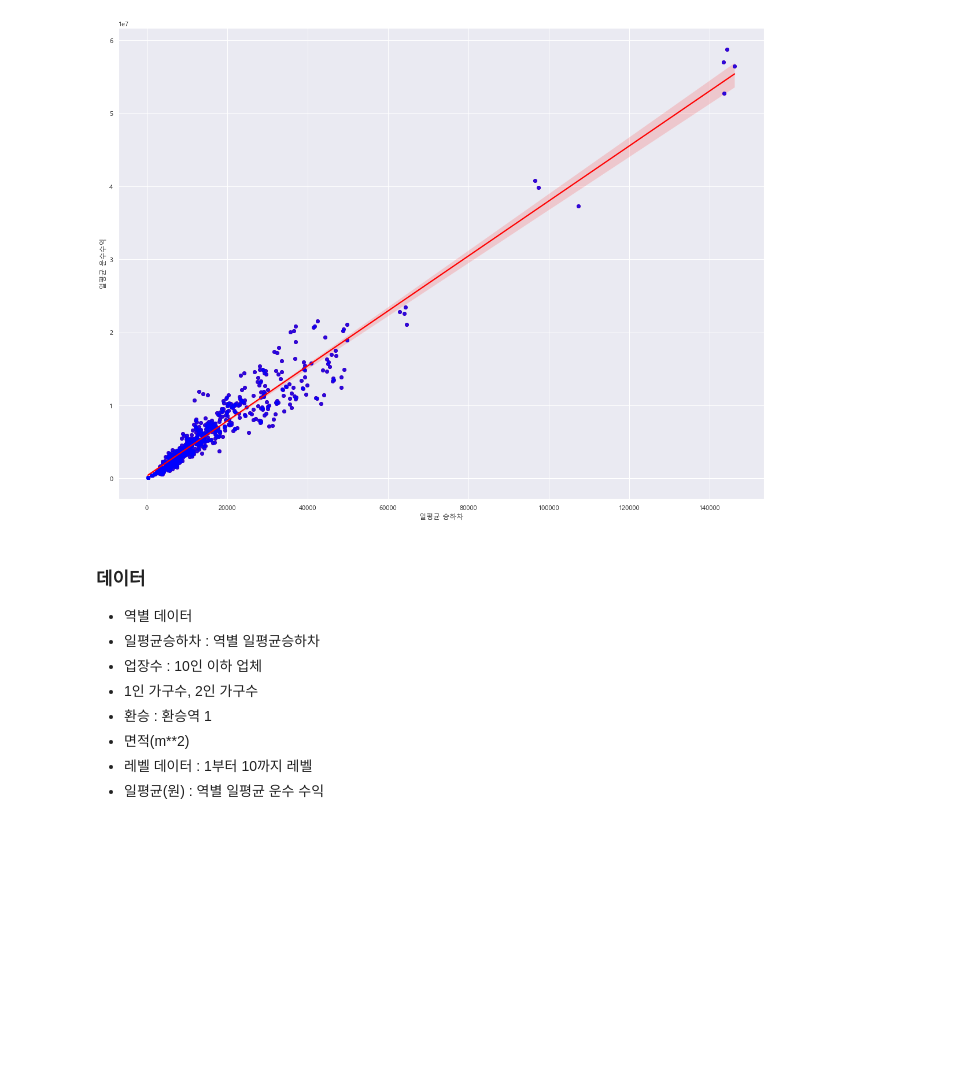
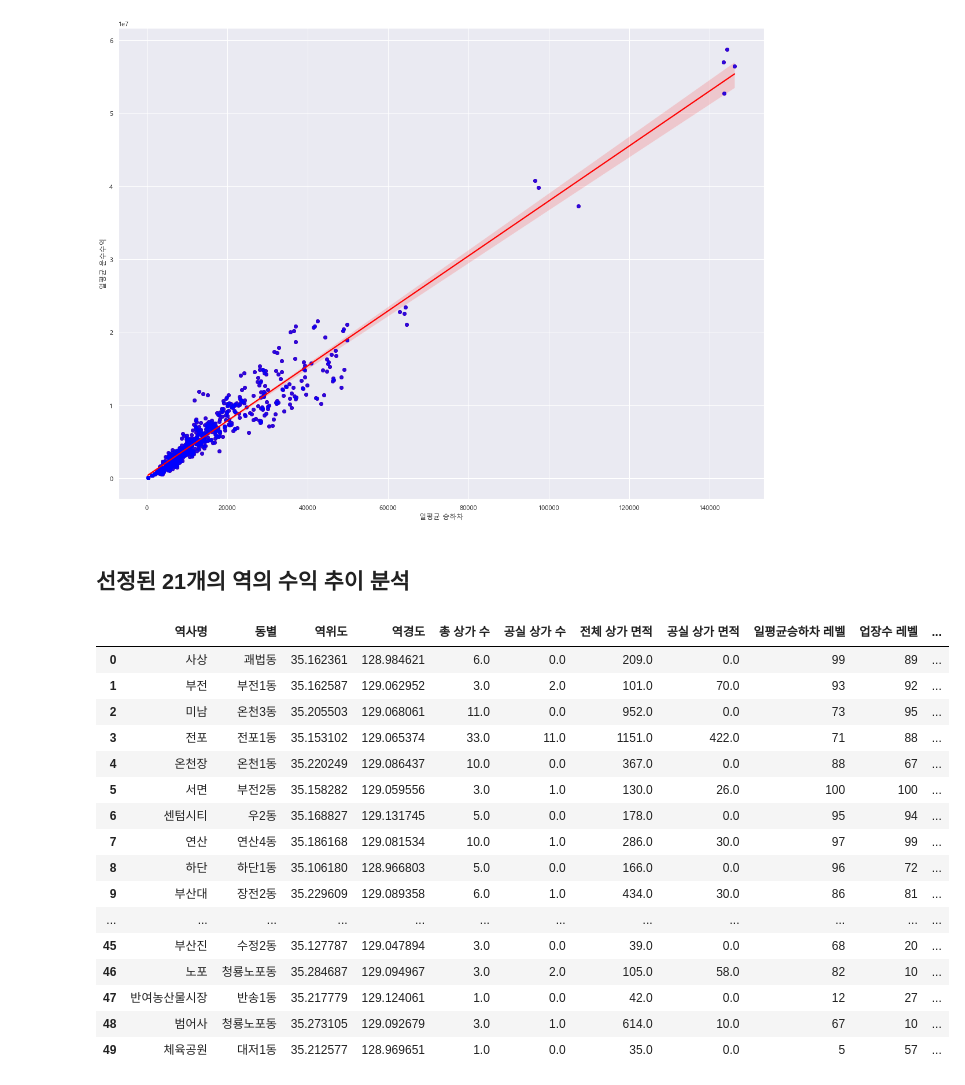
Before and after one commit to Busan-Bigdata-analysis/storage, a Jupyter notebook: analysis/Multiple_LR2.ipynb, the cells around one changed output. Cells and saved outputs as stored; diff of their text form; code cells hidden in the pictures; blank space fills up the shorter version.

```diff
--- a/analysis/Multiple_LR2.ipynb
+++ b/analysis/Multiple_LR2.ipynb
@@ -133,13 +133,26 @@ plt.scatter(df[['일평균 승하차']], df[['일평균 운수수익']], alpha=0
 plt.show()
 # %% [output]
 [figure]
-# %% [markdown]
-### 데이터
-- 역별 데이터
-- 일평균승하차 : 역별 일평균승하차
-- 업장수 : 10인 이하 업체
-- 1인 가구수, 2인 가구수
-- 환승 : 환승역 1
-- 면적(m**2)
-- 레벨 데이터 : 1부터 10까지 레벨
-- 일평균(원) : 역별 일평균 운수 수익
+# %% [markdown]
+## 선정된 21개의 역의 수익 추이 분석
+# %%
+rank = pd.read_csv("./종합_점수_계산_가중치_x (2).csv", index_col=0, encoding="euc-kr")
+rank
+# %% [output]
+|  | 역사명 | 동별 | 역위도 | 역경도 | 총 상가 수 | 공실 상가 수 | 전체 상가 면적 | 공실 상가 면적 | 일평균승하차 레벨 | 업장수 레벨 | ... |
+| 0 | 사상 | 괘법동 | 35.162361 | 128.984621 | 6.0 | 0.0 | 209.0 | 0.0 | 99 | 89 | ... |
+| 1 | 부전 | 부전1동 | 35.162587 | 129.062952 | 3.0 | 2.0 | 101.0 | 70.0 | 93 | 92 | ... |
+| 2 | 미남 | 온천3동 | 35.205503 | 129.068061 | 11.0 | 0.0 | 952.0 | 0.0 | 73 | 95 | ... |
+| 3 | 전포 | 전포1동 | 35.153102 | 129.065374 | 33.0 | 11.0 | 1151.0 | 422.0 | 71 | 88 | ... |
+| 4 | 온천장 | 온천1동 | 35.220249 | 129.086437 | 10.0 | 0.0 | 367.0 | 0.0 | 88 | 67 | ... |
+| 5 | 서면 | 부전2동 | 35.158282 | 129.059556 | 3.0 | 1.0 | 130.0 | 26.0 | 100 | 100 | ... |
+| 6 | 센텀시티 | 우2동 | 35.168827 | 129.131745 | 5.0 | 0.0 | 178.0 | 0.0 | 95 | 94 | ... |
+| 7 | 연산 | 연산4동 | 35.186168 | 129.081534 | 10.0 | 1.0 | 286.0 | 30.0 | 97 | 99 | ... |
+| 8 | 하단 | 하단1동 | 35.106180 | 128.966803 | 5.0 | 0.0 | 166.0 | 0.0 | 96 | 72 | ... |
+| 9 | 부산대 | 장전2동 | 35.229609 | 129.089358 | 6.0 | 1.0 | 434.0 | 30.0 | 86 | 81 | ... |
+| ... | ... | ... | ... | ... | ... | ... | ... | ... | ... | ... | ... |
+| 45 | 부산진 | 수정2동 | 35.127787 | 129.047894 | 3.0 | 0.0 | 39.0 | 0.0 | 68 | 20 | ... |
+| 46 | 노포 | 청룡노포동 | 35.284687 | 129.094967 | 3.0 | 2.0 | 105.0 | 58.0 | 82 | 10 | ... |
+| 47 | 반여농산물시장 | 반송1동 | 35.217779 | 129.124061 | 1.0 | 0.0 | 42.0 | 0.0 | 12 | 27 | ... |
+| 48 | 범어사 | 청룡노포동 | 35.273105 | 129.092679 | 3.0 | 1.0 | 614.0 | 10.0 | 67 | 10 | ... |
+| 49 | 체육공원 | 대저1동 | 35.212577 | 128.969651 | 1.0 | 0.0 | 35.0 | 0.0 | 5 | 57 | ... |
```
Also changed, not shown: parts of 3 cells of this notebook, 1 other file.
